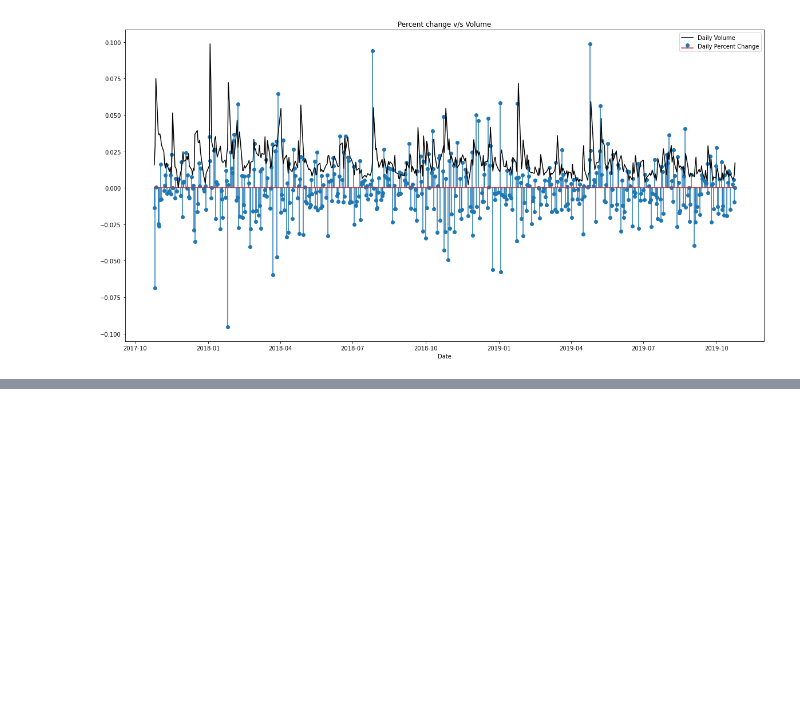
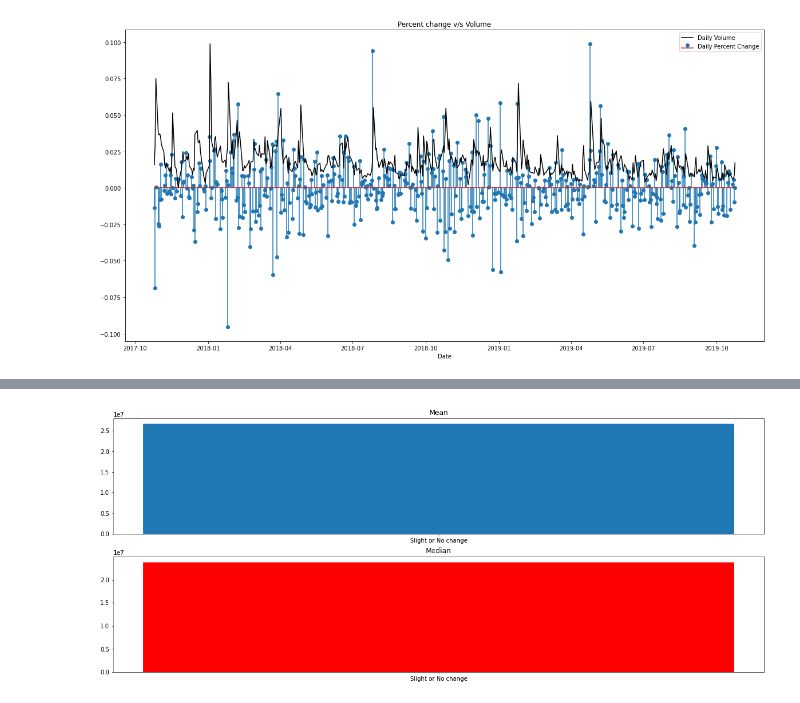
Before and after one commit to shubhamnawani99/stocks-analysis, a Jupyter notebook: Module_2.ipynb, the cells around one changed output, grey strips where cells are left out. Cells and saved outputs as stored; diff of their text form; code cells hidden in the pictures; blank space fills up the shorter version.

```diff
--- a/Module_2.ipynb
+++ b/Module_2.ipynb
@@ -98,0 +132,12 @@ plt.show()
+# %%
+#to display the mean and median of diffrent trends
+group_by_mean = df.groupby(['Trend'])['Total Traded Quantity'].mean()
+group_by_median = df.groupby(['Trend'])['Total Traded Quantity'].median()
+fig, a = plt.subplots(2, figsize = (20,8))
+a[0].bar(key,group_by_mean)
+a[0].set_title("Mean")
+a[1].bar(key,group_by_median,color = 'r')
+a[1].set_title("Median")
+plt.show()
+# %% [output]
+[figure, added]
```
Also changed, not shown: parts of 24 cells of this notebook.
